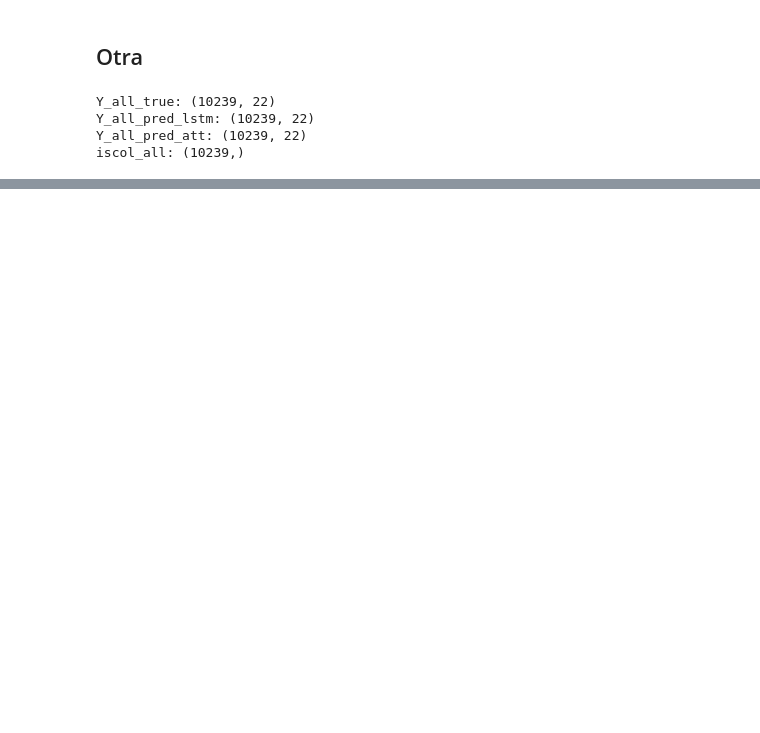
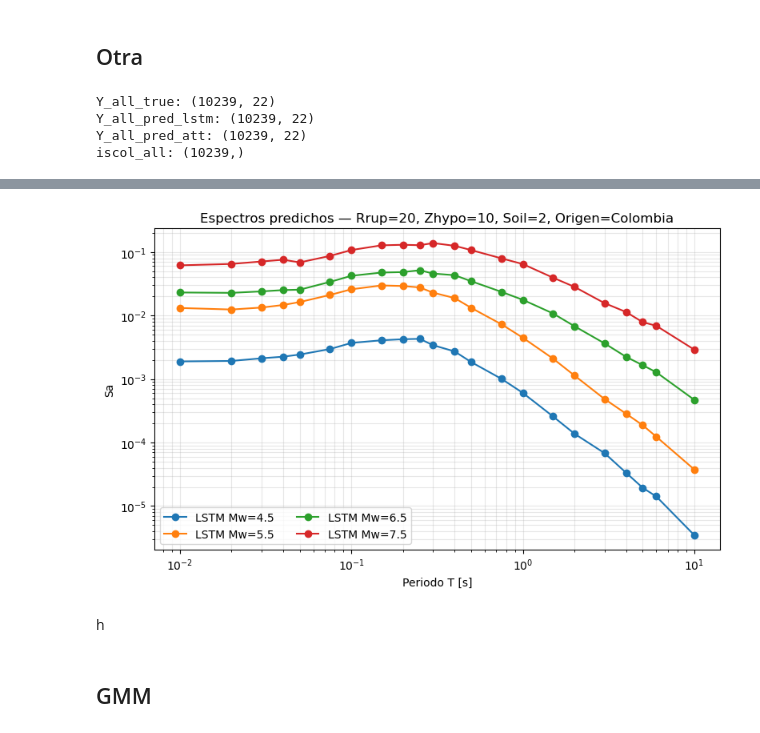
Before and after one commit to eliasibpajaro/Final_Project, a Jupyter notebook: _build/jupyter_execute/ModeloOriginal.ipynb, the cells around one changed output, grey strips where cells are left out. Drawn from its saved outputs; the diff is of its cells as text; code cells hidden in the pictures; blank space fills up the shorter version.

```diff
--- a/_build/jupyter_execute/ModeloOriginal.ipynb
+++ b/_build/jupyter_execute/ModeloOriginal.ipynb
@@ -1094,0 +1253,16 @@ plt.show()
+# %%
+preds_lstm = {}
+preds_att  = {}
+
+for Mw in mags:
+    X_rnn, iscol = build_input_for_Mw(Mw)
+
+    y_lstm = modelLSTM.predict(X_rnn, verbose=0)[0]             # (nT,)
+    y_att  = modelLSTM_ATT_DeltaCol.predict([X_rnn, iscol], verbose=0)[0]
+
+    if EXP_BACKTRANS:
+        y_lstm = np.exp(y_lstm)
+        y_att  = np.exp(y_att)
+
+    preds_lstm[Mw] = y_lstm
+    preds_att[Mw]  = y_att
@@ -1094,0 +1286,40 @@ plt.show()
+# %%
+import matplotlib.pyplot as plt
+import numpy as np
+
+fig, ax = plt.subplots(figsize=(8, 5))
+
+for Mw in mags:
+    # LSTM (línea continua)
+    ax.plot(
+        T_vals,
+        np.exp(preds_lstm[Mw]),
+        linestyle="-",
+        marker="o",
+        label=f"LSTM Mw={Mw}"
+    )
+
+     # LSTM+ATT (línea discontinua)
+    """ax.plot(
+        T_vals,
+        np.exp(preds_att[Mw]),
+        linestyle="--",
+        marker="s",
+        label=f"LSTM+ATT Mw={Mw}"
+    )"""
+
+ax.set_xscale("log")
+ax.set_yscale("log")
+ax.set_xlabel("Periodo T [s]")
+ax.set_ylabel("Sa")
+ax.set_title("Espectros predichos — Rrup=20, Zhypo=10, Soil=2, Origen=Colombia")
+ax.grid(True, which="both", alpha=0.3)
+ax.legend(ncol=2)
+plt.tight_layout()
+plt.show()
+# %% [output]
+[figure, added]
+# %% [markdown]
+h
+# %% [markdown]
+## GMM
```
Also changed, not shown: parts of 24 cells of this notebook, 26 other files.
